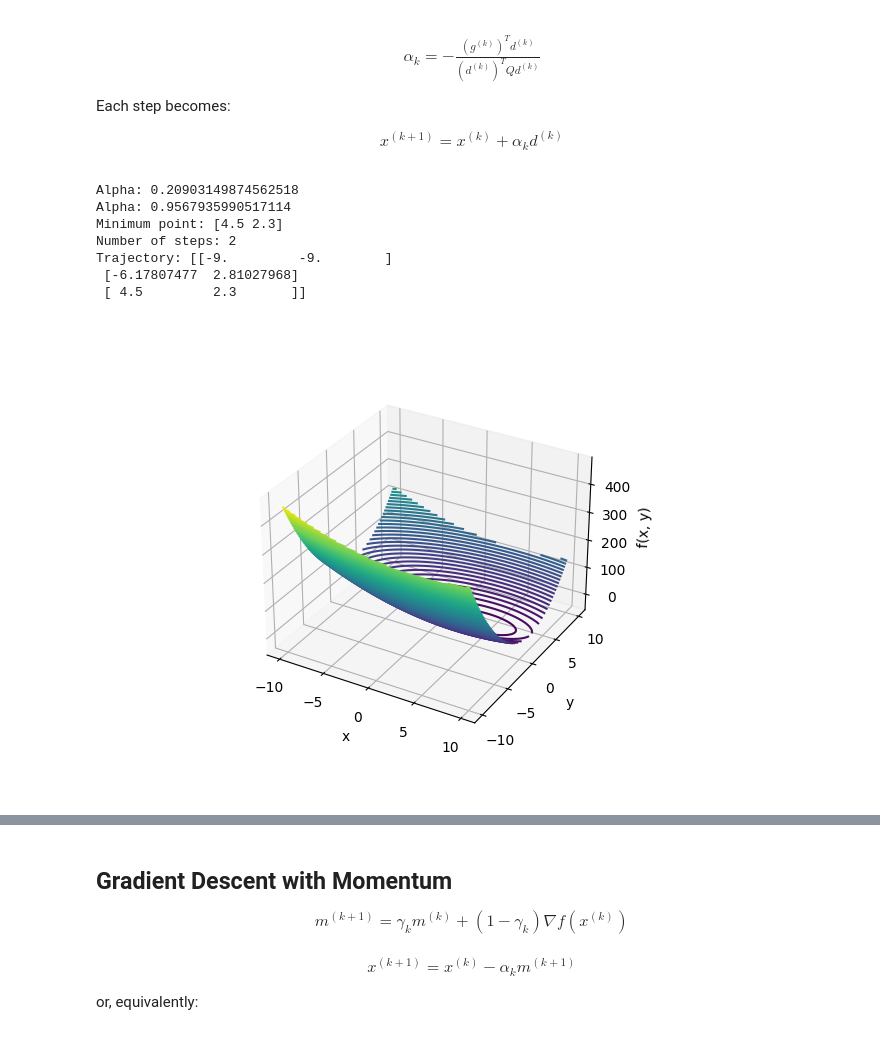
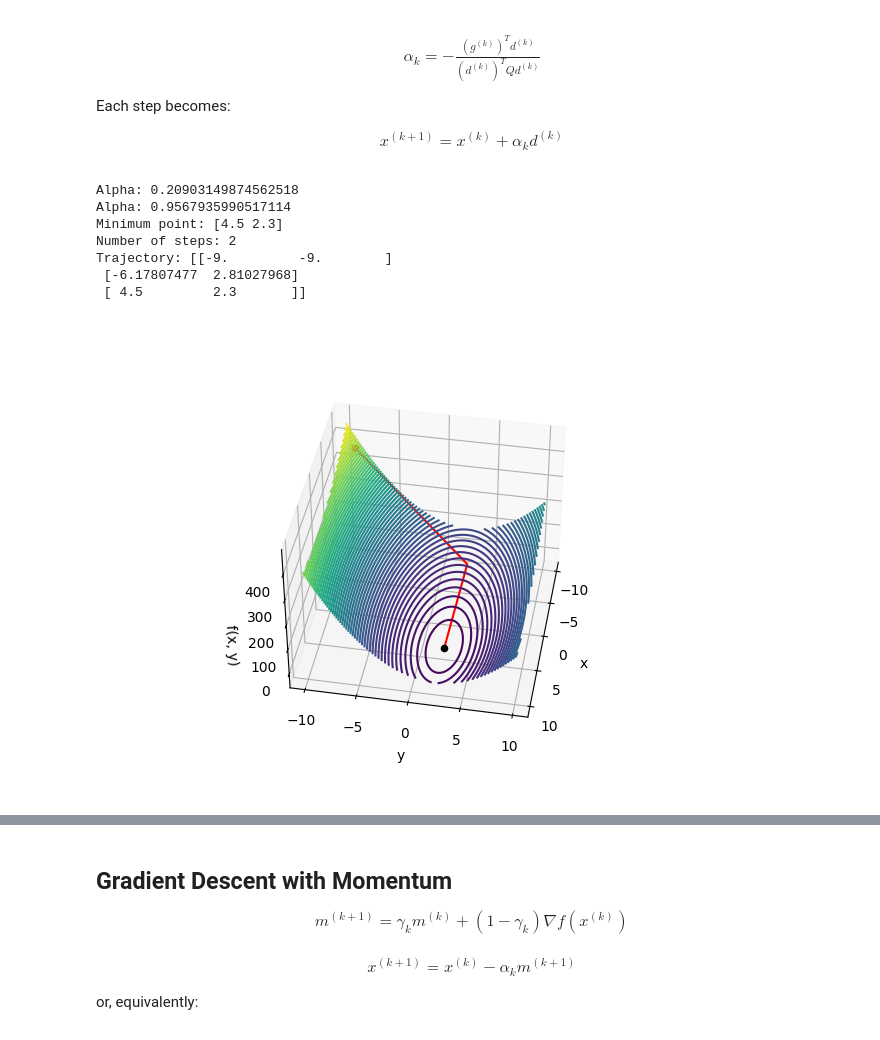
Before and after one commit to robertpaulp/ML-from-scratch, a Jupyter notebook: optimization/gradients.ipynb, the cells around one changed output, grey strips where cells are left out. Drawn from its saved outputs; the diff is of its cells as text; code cells hidden in the pictures.

```diff
--- a/optimization/gradients.ipynb
+++ b/optimization/gradients.ipynb
@@ -125,7 +127,7 @@ def descent(x, func_gradient, alpha, epsilon, breakpoint='derivative'):
 
 # Starting variables
 x_start = np.array([-9, -9])
-alpha = 0.8
+alpha = 0.3
 epsilon = 0.0001
 x = np.linspace(-10, 10, 100)
 y = np.linspace(-10, 10, 100)
@@ -428,32 +430,32 @@ arx = plt.figure().add_subplot(projection='3d')
 X, Y = np.meshgrid(x, y)
 Z = np.zeros_like(X)
 for i in range(X.shape[0]):
     for j in range(X.shape[1]):
         Z[i, j] = func_matrix_from(np.array([X[i, j], Y[i, j]]))
 
 arx.contour3D(X, Y, Z, 60, cmap='viridis')
 
 arx.set_xlabel('x')
 arx.set_ylabel('y')
 arx.set_zlabel('f(x, y)')
 
 # Check if the minimum point is nan
 if np.isnan(x_min).any():
     x_min = trajectory[-1]
 
 arx.scatter(x_start[0], x_start[1], func_matrix_from(x_start), color='red')
 arx.scatter(x_min[0], x_min[1], func_matrix_from(x_min), color='black')
 
 z_trajectory = [func_matrix_from(x) for x in trajectory]
 arx.plot(trajectory[:, 0], trajectory[:, 1], z_trajectory, color='red')
-
+arx.view_init(40, 10)
 plt.show()
 # %% [output]
 Alpha: 0.20903149874562518
 Alpha: 0.9567935990517114
 Minimum point: [4.5 2.3]
 Number of steps: 2
 Trajectory: [[-9.         -9.        ]
  [-6.17807477  2.81027968]
  [ 4.5         2.3       ]]
-[figure, old version]
+[figure, new version]
```
Also changed, not shown: parts of 14 cells of this notebook.
